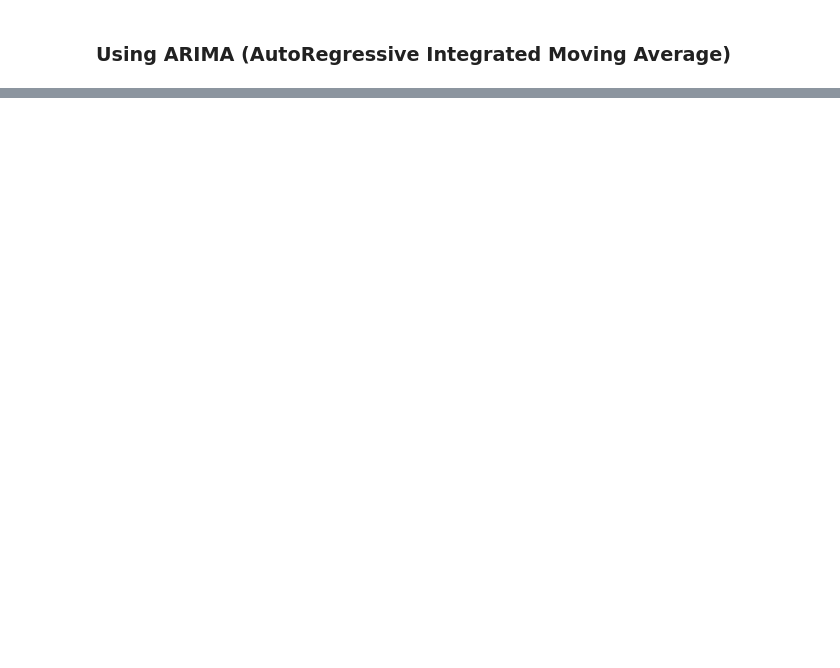
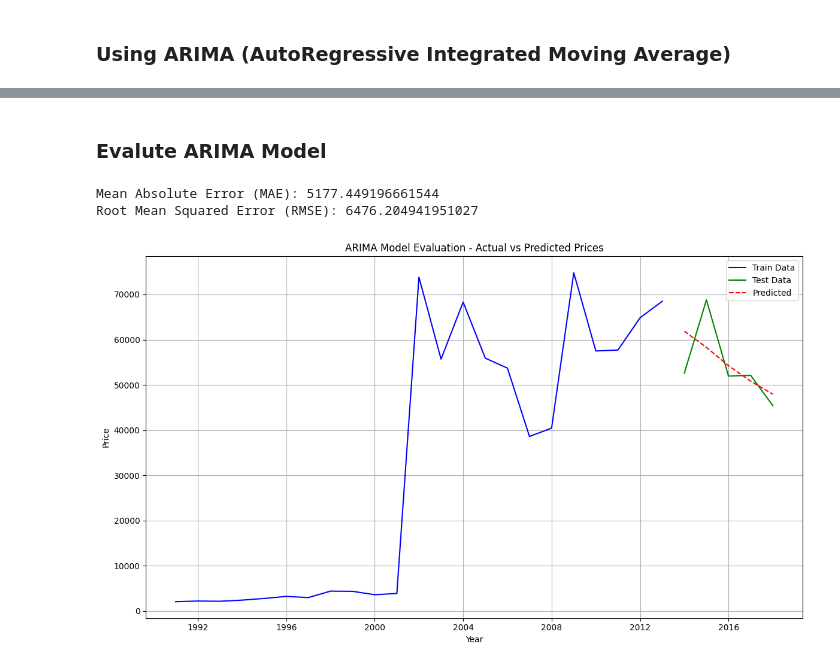
Before and after one commit to MukhlisMaulanaA/data-analytics-python, a Jupyter notebook: car-price.ipynb, the cells around one changed output, grey strips where cells are left out. Saved outputs shown, nothing was run; the diff lists cells and outputs as text; code cells hidden in the pictures; blank space fills up the shorter version.

```diff
--- a/car-price.ipynb
+++ b/car-price.ipynb
@@ -380,0 +382,38 @@ plt.show()
+# %% [markdown]
+### Evalute ARIMA Model
+# %%
+# Step 1: Bagi data menjadi train dan test (misal: 5 tahun terakhir sebagai test)
+train_data = data[:-5]  # Data sebelum 5 tahun terakhir
+test_data = data[-5:]   # 5 tahun terakhir sebagai data uji
+
+# Step 2: Fit model ARIMA dengan data train
+model = ARIMA(train_data, order=(1, 0, 2))
+model_fit = model.fit()
+
+# Step 3: Prediksi data test
+forecast_test = model_fit.forecast(steps=len(test_data))
+
+# Step 4: Hitung metrik evaluasi
+mae = mean_absolute_error(test_data, forecast_test)
+rmse = np.sqrt(mean_squared_error(test_data, forecast_test))
+
+print(f'Mean Absolute Error (MAE): {mae}')
+print(f'Root Mean Squared Error (RMSE): {rmse}')
+
+# Step 5: Visualisasi Prediksi vs Data Aktual
+plt.figure(figsize=(12, 7))
+plt.plot(train_data.index, train_data, label='Train Data', color='blue')
+plt.plot(test_data.index, test_data, label='Test Data', color='green')
+plt.plot(test_data.index, forecast_test, linestyle='--', color='red', label='Predicted')
+
+plt.xlabel('Year')
+plt.ylabel('Price')
+plt.title('ARIMA Model Evaluation - Actual vs Predicted Prices')
+plt.legend()
+plt.grid(True)
+plt.tight_layout()
+plt.show()
+# %% [output]
+Mean Absolute Error (MAE): 5177.449196661544
+Root Mean Squared Error (RMSE): 6476.204941951027
+[figure, added]
```
Also changed, not shown: parts of 6 cells of this notebook.
